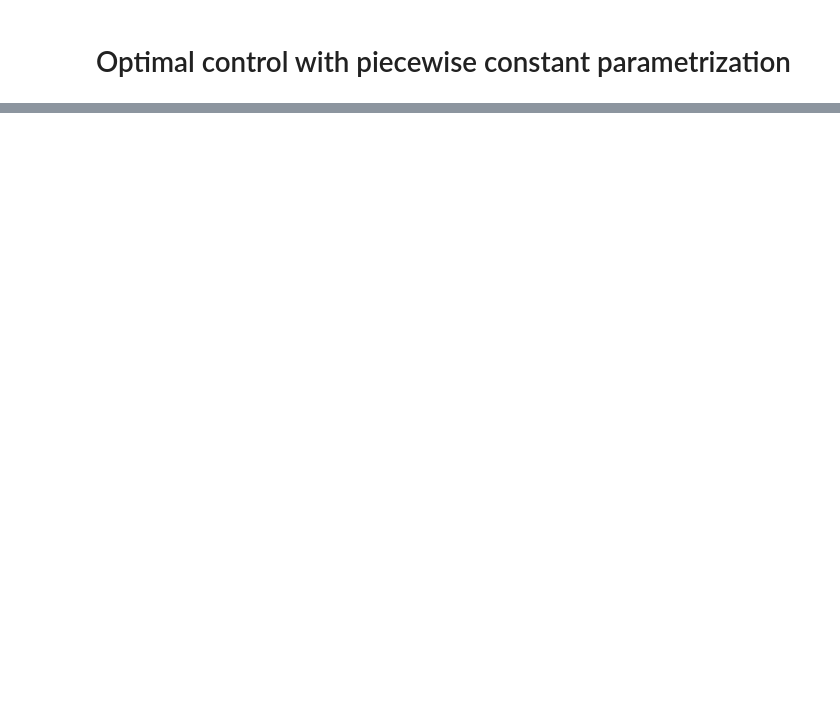
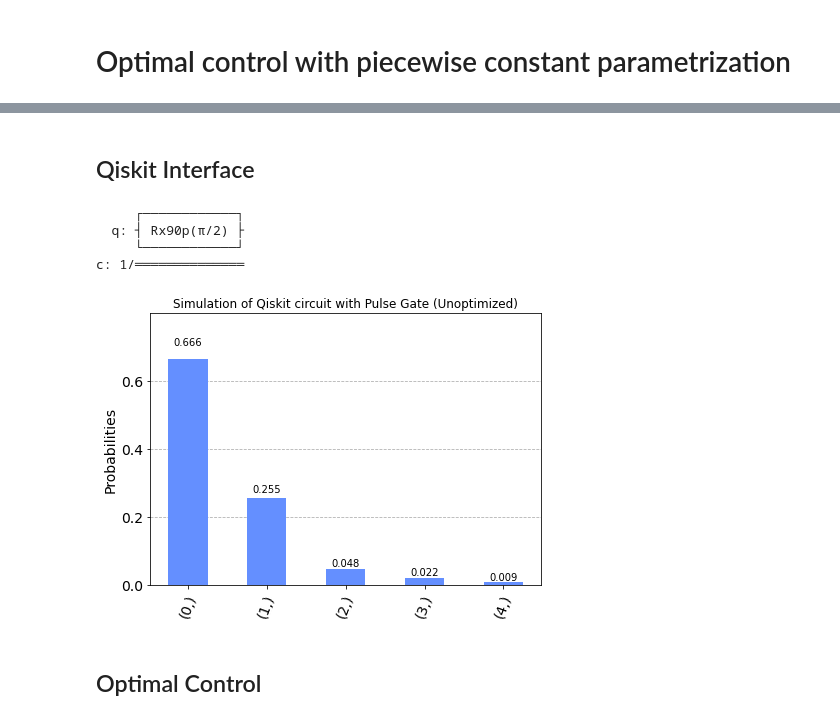
Before and after one commit to q-optimize/c3, a Jupyter notebook: examples/Piecewise_constant_controls.ipynb, the cells around one changed output, grey strips where cells are left out. Drawn from its saved outputs; the diff is of its cells as text; code cells hidden in the pictures; blank space fills up the shorter version.

```diff
--- a/examples/Piecewise_constant_controls.ipynb
+++ b/examples/Piecewise_constant_controls.ipynb
@@ -174,3 +172,5 @@ opt = OptimalControl(
     run_name="better_X90"
 )
 opt.set_exp(simulation)
+# %% [markdown]
+## Qiskit Interface
@@ -177,3 +182,24 @@ opt.set_exp(simulation)
+# %%
+c3_qiskit = C3Provider()
+backend = c3_qiskit.get_backend("c3_qasm_physics_simulator")
+backend.set_c3_experiment(deepcopy(simulation))
+# %%
+qc = QuantumCircuit(1, 1)
+qc.append(RX90pGate(), [0])
+qc.draw()
+# %% [output]
+     ┌────────────┐
+  q: ┤ Rx90p(π/2) ├
+     └────────────┘
+c: 1/══════════════
+# %%
+job = backend.run(qc)
+# %%
+plot_histogram(job.result().data()['state_pops'], title='Simulation of Qiskit circuit with Pulse Gate (Unoptimized)')
+# %% [output]
+[figure, added]
+# %% [markdown]
+## Optimal Control
 # %%
 parameter_map.get_parameters_scaled()
 # %% [output]
```
Also changed, not shown: parts of 18 cells of this notebook.
